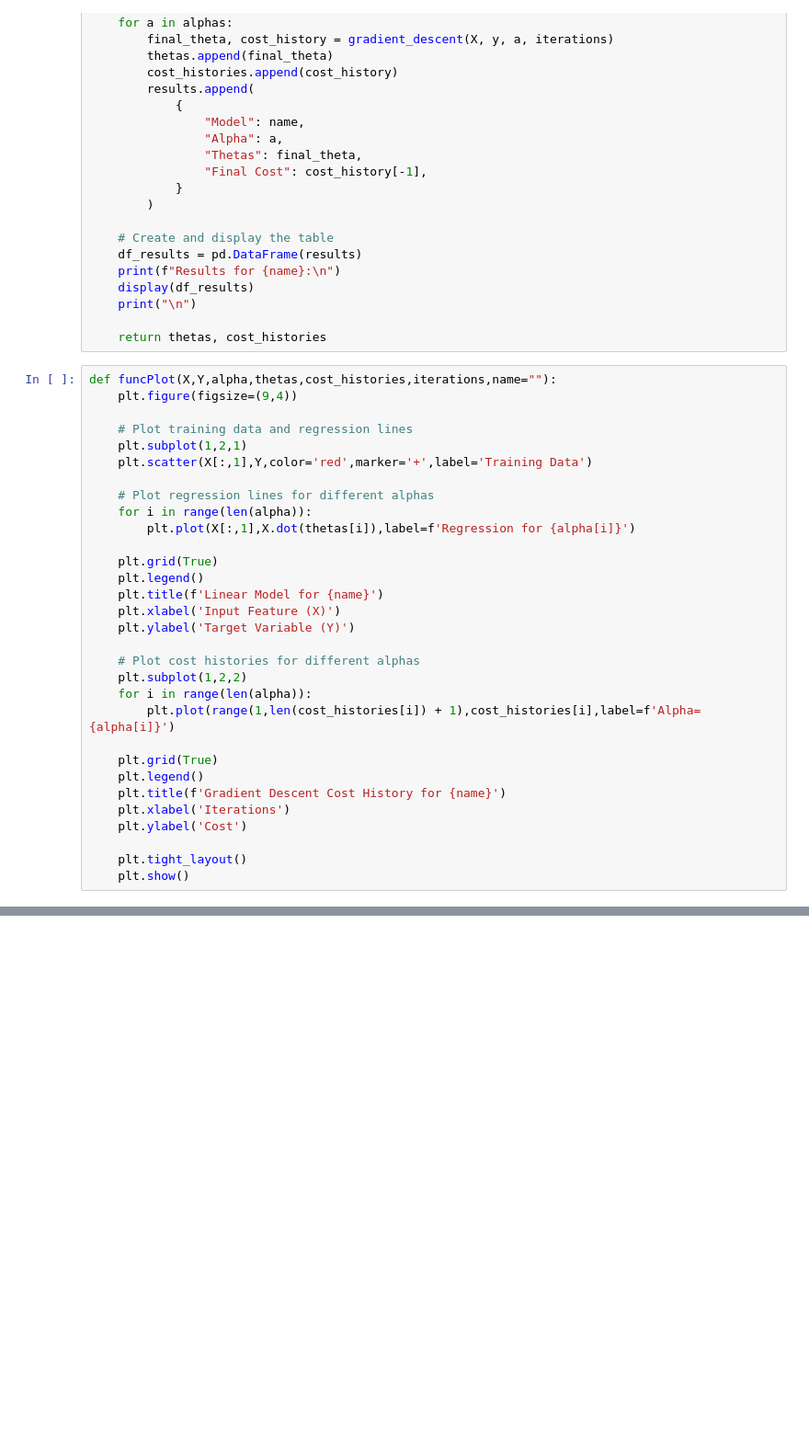
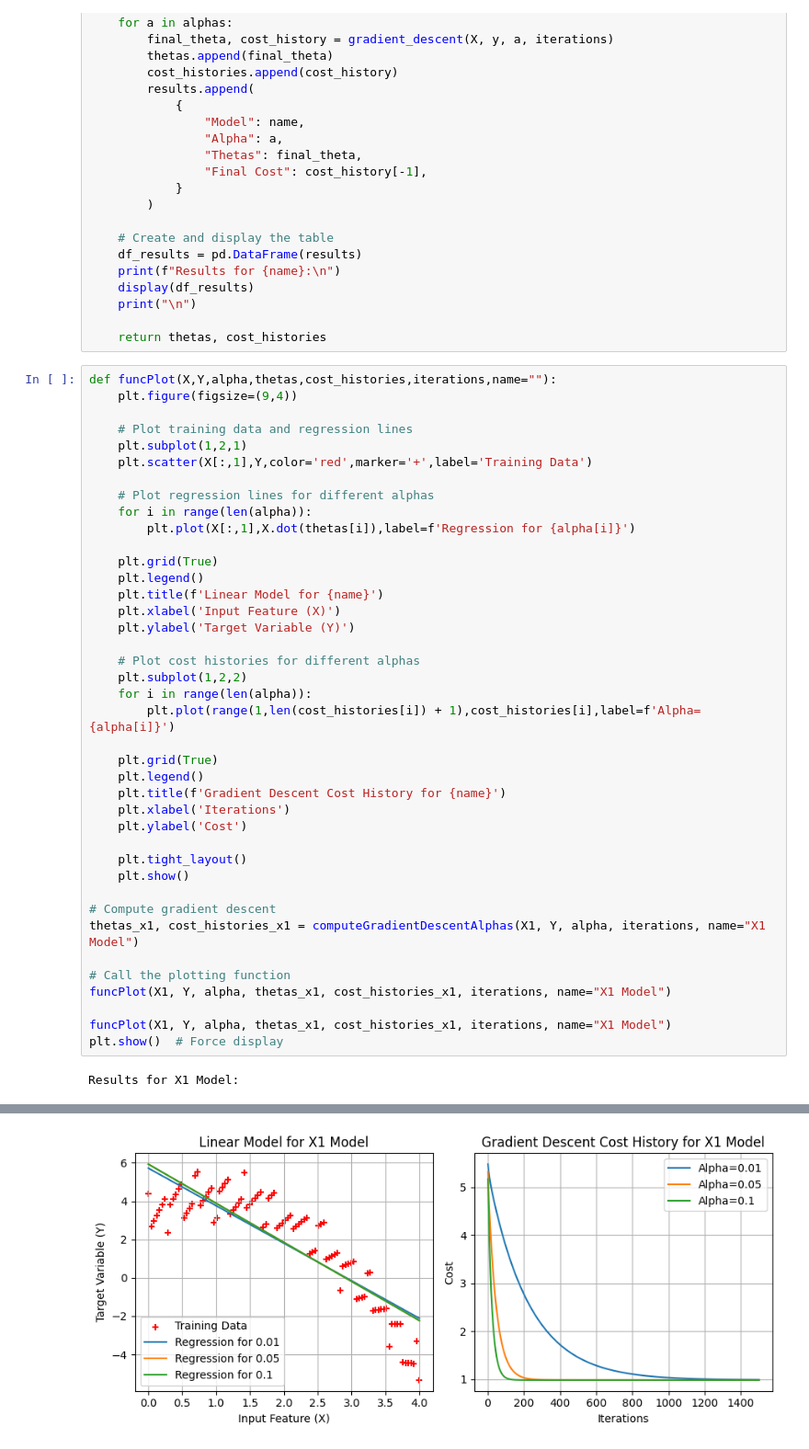
Before and after one commit to pmaryh09/Intro-ML-S25, a Jupyter notebook: assingment_1.ipynb, the cells around one changed output, grey strips where cells are left out. Shown at 92% size. Saved outputs shown, nothing was run; the diff lists cells and outputs as text; blank space fills up the shorter version.

```diff
--- a/assingment_1.ipynb
+++ b/assingment_1.ipynb
@@ -131,3 +132,14 @@ def funcPlot(X,Y,alpha,thetas,cost_histories,iterations,name=""):
 
     plt.tight_layout()
     plt.show()
+
+# Compute gradient descent
+thetas_x1, cost_histories_x1 = computeGradientDescentAlphas(X1, Y, alpha, iterations, name="X1 Model")
+
+# Call the plotting function
+funcPlot(X1, Y, alpha, thetas_x1, cost_histories_x1, iterations, name="X1 Model")
+
+funcPlot(X1, Y, alpha, thetas_x1, cost_histories_x1, iterations, name="X1 Model")
+plt.show()  # Force display
+# %% [output]
+Results for X1 Model:
@@ -133,0 +150 @@ def funcPlot(X,Y,alpha,thetas,cost_histories,iterations,name=""):
+[figure, added]
```
Also changed, not shown: parts of 6 cells of this notebook.
